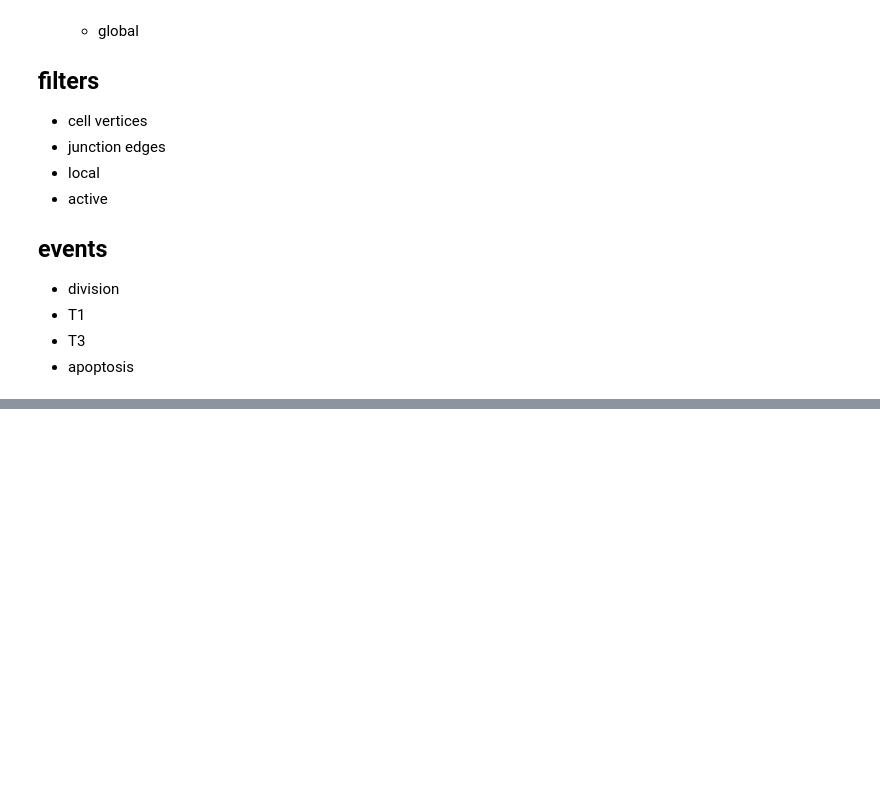
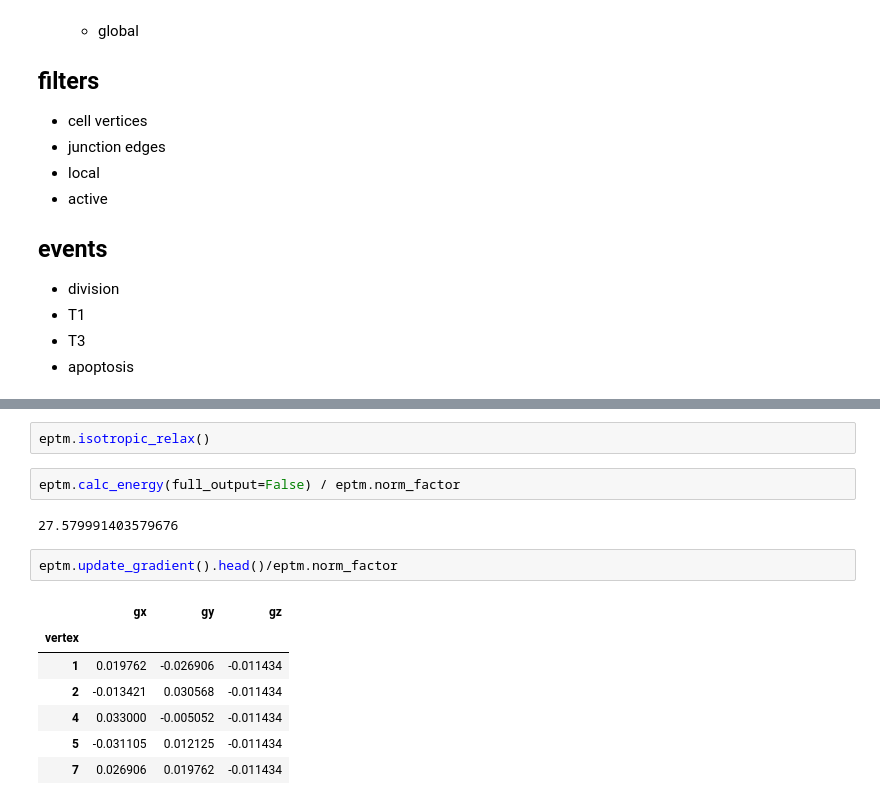
Before and after one commit to glyg/leg-joint, a Jupyter notebook: notebooks/API overhaul.ipynb, the cells around one changed output, grey strips where cells are left out. Drawn from its saved outputs; the diff is of its cells as text; blank space fills up the shorter version.

```diff
--- a/notebooks/API overhaul.ipynb
+++ b/notebooks/API overhaul.ipynb
@@ -65,3 +86,19 @@
+# %%
+eptm.isotropic_relax()
+# %%
+eptm.calc_energy(full_output=False) / eptm.norm_factor
+# %% [output]
+27.579991403579676
+# %%
+eptm.update_gradient().head()/eptm.norm_factor
+# %% [output]
+|  | gx | gy | gz |
+| vertex |  |  |  |
+| 1 | 0.019762 | -0.026906 | -0.011434 |
+| 2 | -0.013421 | 0.030568 | -0.011434 |
+| 4 | 0.033000 | -0.005052 | -0.011434 |
+| 5 | -0.031105 | 0.012125 | -0.011434 |
+| 7 | 0.026906 | 0.019762 | -0.011434 |
 # %%
 %pdb
 # %% [output]
```
Also changed, not shown: parts of 37 cells of this notebook, 19 other files.
